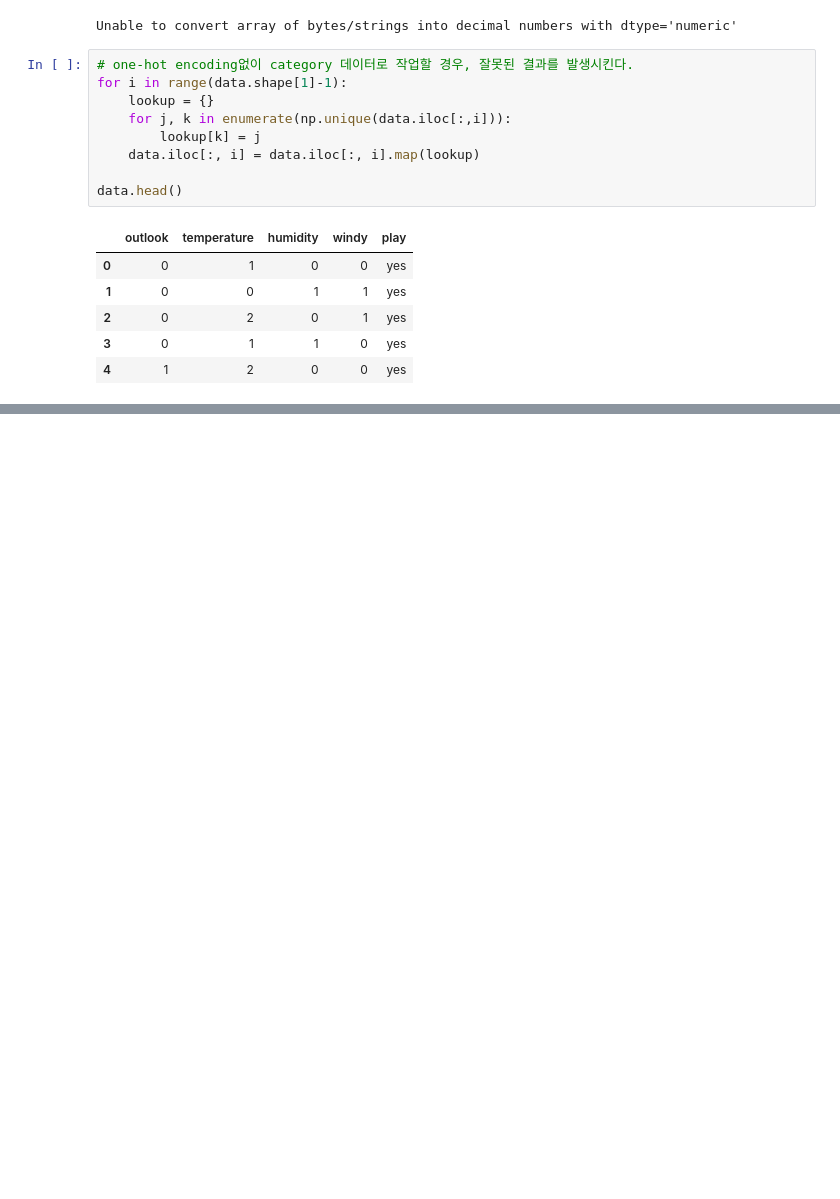
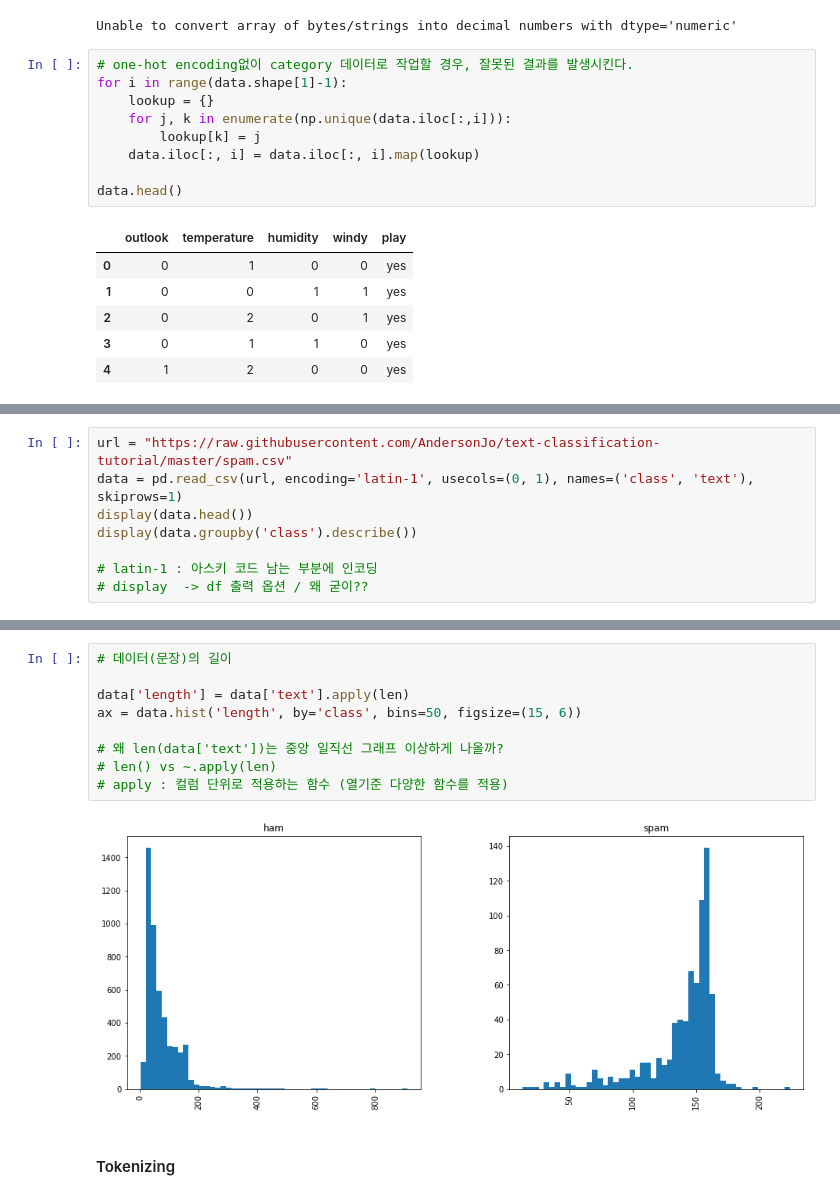
Before and after one commit to Soeui-lee/04.Colab, a Jupyter notebook: 연습/01.03.naive.ipynb, the cells around one changed output, grey strips where cells are left out. Drawn from its saved outputs; the diff is of its cells as text; blank space fills up the shorter version.

```diff
--- a/연습/01.03.naive.ipynb
+++ b/연습/01.03.naive.ipynb
@@ -302,0 +323,8 @@ data.head()
+# %%
+url = "https://raw.githubusercontent.com/AndersonJo/text-classification-tutorial/master/spam.csv"
+data = pd.read_csv(url, encoding='latin-1', usecols=(0, 1), names=('class', 'text'), skiprows=1)
+display(data.head())
+display(data.groupby('class').describe())
+
+# latin-1 : 아스키 코드 남는 부분에 인코딩
+# display  -> df 출력 옵션 / 왜 굳이??
@@ -302,0 +343,13 @@ data.head()
+# %%
+# 데이터(문장)의 길이
+
+data['length'] = data['text'].apply(len)
+ax = data.hist('length', by='class', bins=50, figsize=(15, 6))
+
+# 왜 len(data['text'])는 중앙 일직선 그래프 이상하게 나올까?
+# len() vs ~.apply(len)
+# apply : 컬럼 단위로 적용하는 함수 (열기준 다양한 함수를 적용)
+# %% [output]
+[figure, added]
+# %% [markdown]
+#### Tokenizing
```
Also changed, not shown: parts of 15 cells of this notebook.
